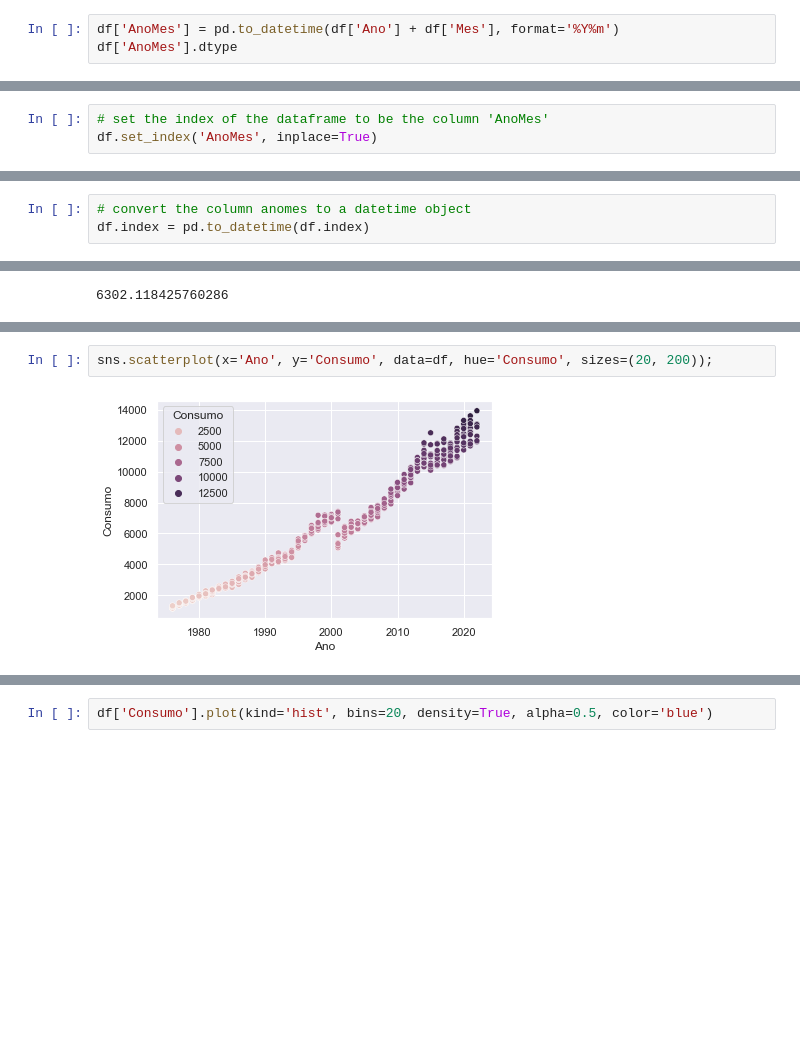
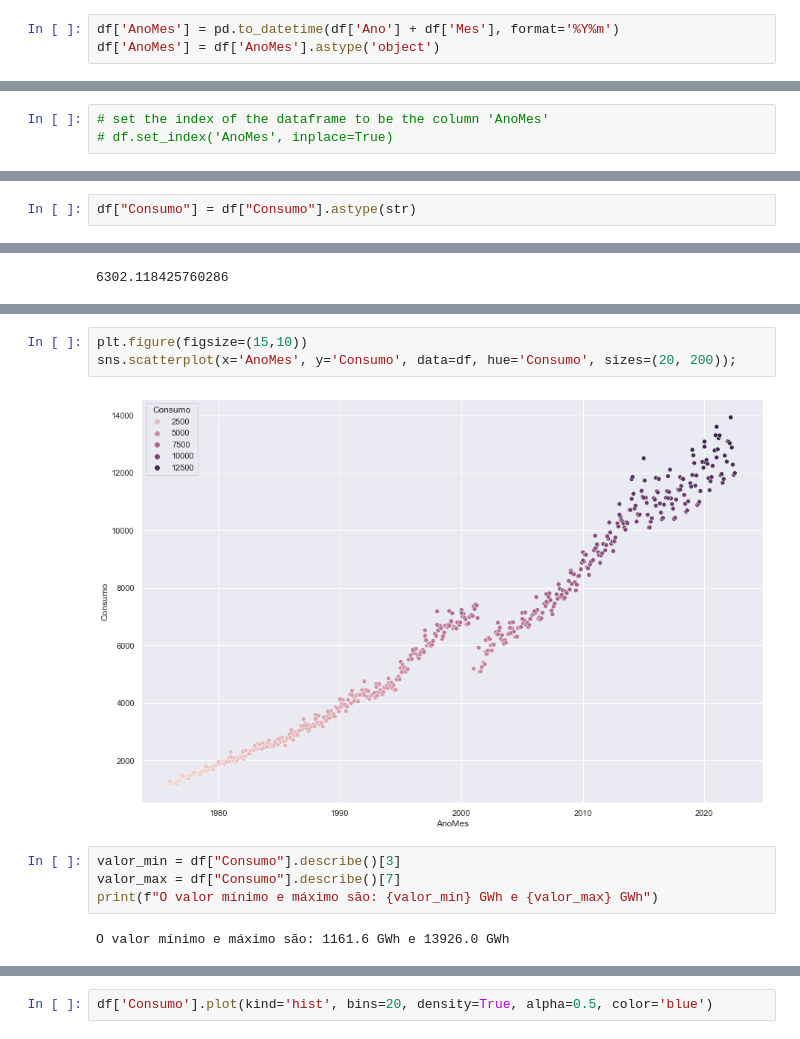
Before and after one commit to kccas35/Data-projeto-6, a Jupyter notebook: data/projeto6teste1.ipynb, the cells around one changed output, grey strips where cells are left out. Saved outputs shown, nothing was run; the diff lists cells and outputs as text; blank space fills up the shorter version.

```diff
--- a/data/projeto6teste1.ipynb
+++ b/data/projeto6teste1.ipynb
@@ -57,4 +72,4 @@ df["Data"] = df["Data"].astype(str)
 df[['Ano', 'Mes']] = df['Data'].str.split('.', expand=True)
 # %%
 df['AnoMes'] = pd.to_datetime(df['Ano'] + df['Mes'], format='%Y%m')
-df['AnoMes'].dtype
+df['AnoMes'] = df['AnoMes'].astype('object')
@@ -63,3 +76,3 @@ dtype('<M8[ns]')
 # %%
 # set the index of the dataframe to be the column 'AnoMes'
-df.set_index('AnoMes', inplace=True)
+# df.set_index('AnoMes', inplace=True)
@@ -88,3 +90,5 @@ df.head()
+# %%
+df["Consumo"] = df["Consumo"].astype(str)
 # %%
 #create a filter that will convert the , to . and then convert the column to flo
 df['Consumo'] = df['Consumo'].str.replace(',', '.').astype(float)
@@ -92,9 +96,6 @@ df['Consumo'] = df['Consumo'].str.replace(',', '.').astype(float)
 df['Consumo'].dtype
 # %% [output]
 dtype('float64')
-# %%
-# convert the column anomes to a datetime object
-df.index = pd.to_datetime(df.index)
 # %%
 df['Ano'] = pd.to_numeric(df['Ano'])
 df['Mes'] = pd.to_numeric(df['Mes'])
@@ -112,4 +121,11 @@ print(df["Consumo"].mean())
 # %%
-sns.scatterplot(x='Ano', y='Consumo', data=df, hue='Consumo', sizes=(20, 200));
+plt.figure(figsize=(15,10))
+sns.scatterplot(x='AnoMes', y='Consumo', data=df, hue='Consumo', sizes=(20, 200));
 # %% [output]
-[figure, old version]
+[figure, new version]
+# %%
+valor_min = df["Consumo"].describe()[3]
+valor_max = df["Consumo"].describe()[7]
+print(f"O valor mínimo e máximo são: {valor_min} GWh e {valor_max} GWh")
+# %% [output]
+O valor mínimo e máximo são: 1161.6 GWh e 13926.0 GWh
```
Also changed, not shown: parts of 26 cells of this notebook, 2 other files.
